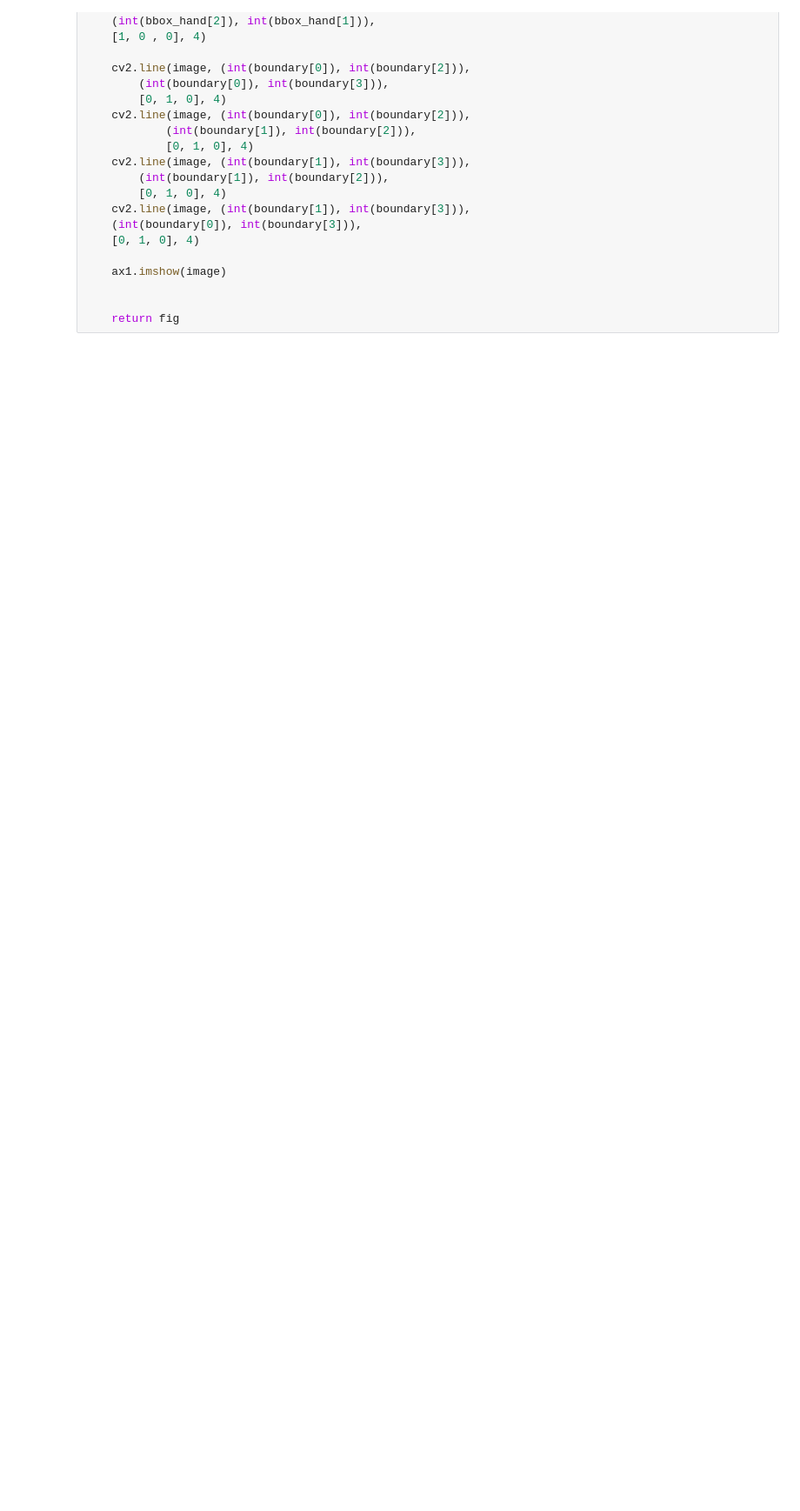
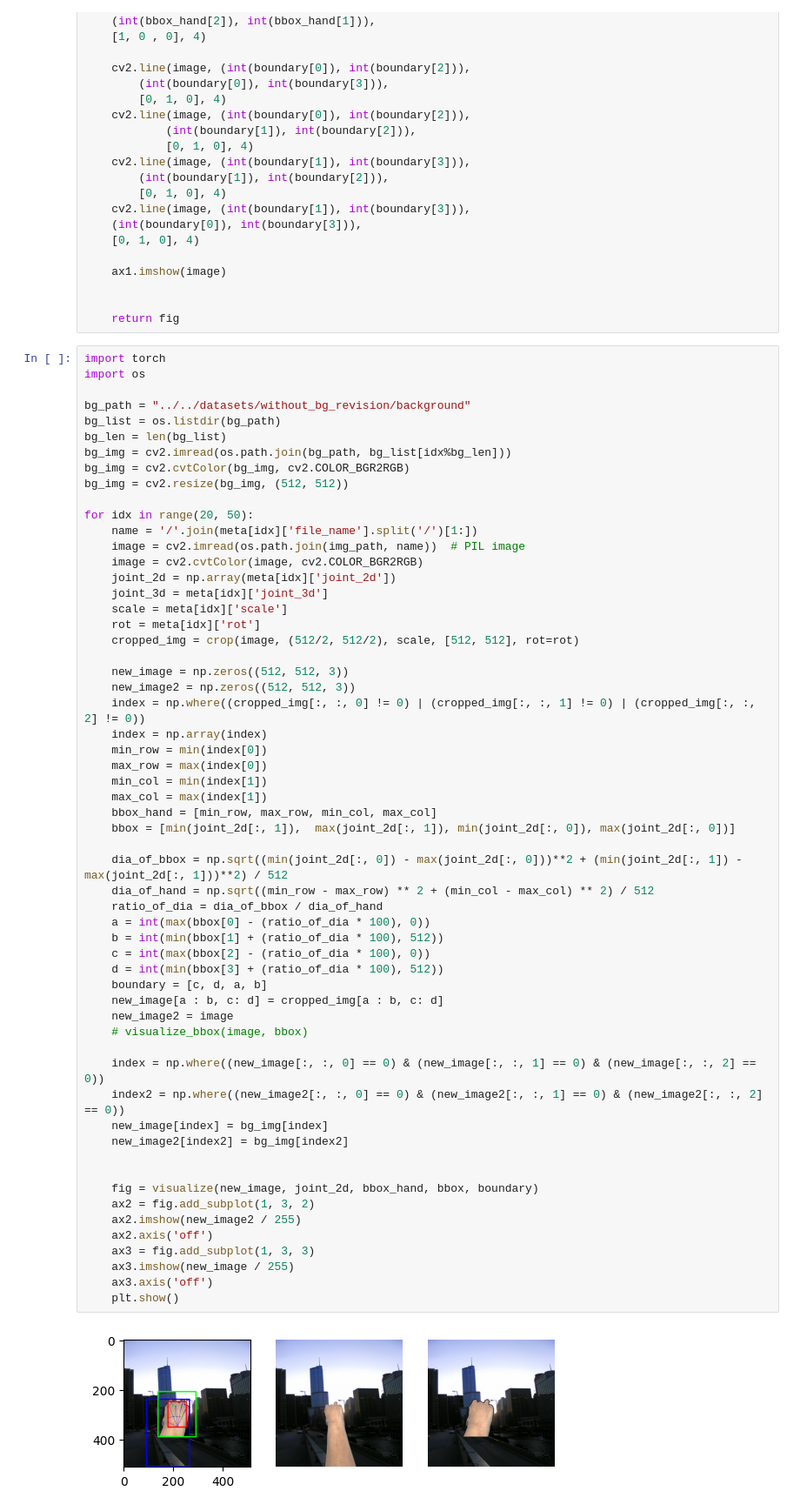
Before and after one commit to leejeongho3214/Synthetic-Hand-Dataset-Including-a-Forearm, a Jupyter notebook: src/tools/dataset.ipynb, the cells around one changed output. Shown at 87% size. Cells and saved outputs as stored; diff of their text form; blank space fills up the shorter version.

```diff
--- a/src/tools/dataset.ipynb
+++ b/src/tools/dataset.ipynb
@@ -271,3 +217,63 @@ def visualize(image, joint_2d, bbox, bbox_hand, boundary):
 
 
     return fig
+# %%
+import torch
+import os
+
+bg_path = "../../datasets/without_bg_revision/background"
+bg_list = os.listdir(bg_path)
+bg_len = len(bg_list)
+bg_img = cv2.imread(os.path.join(bg_path, bg_list[idx%bg_len]))
+bg_img = cv2.cvtColor(bg_img, cv2.COLOR_BGR2RGB)
+bg_img = cv2.resize(bg_img, (512, 512))
+
+for idx in range(20, 50):
+    name = '/'.join(meta[idx]['file_name'].split('/')[1:])
+    image = cv2.imread(os.path.join(img_path, name))  # PIL image
+    image = cv2.cvtColor(image, cv2.COLOR_BGR2RGB)
+    joint_2d = np.array(meta[idx]['joint_2d'])
+    joint_3d = meta[idx]['joint_3d']
+    scale = meta[idx]['scale']
+    rot = meta[idx]['rot']
+    cropped_img = crop(image, (512/2, 512/2), scale, [512, 512], rot=rot)
+
+    new_image = np.zeros((512, 512, 3))
+    new_image2 = np.zeros((512, 512, 3))
+    index = np.where((cropped_img[:, :, 0] != 0) | (cropped_img[:, :, 1] != 0) | (cropped_img[:, :, 2] != 0))
+    index = np.array(index)
+    min_row = min(index[0])
+    max_row = max(index[0])
+    min_col = min(index[1])
+    max_col = max(index[1])
+    bbox_hand = [min_row, max_row, min_col, max_col]
+    bbox = [min(joint_2d[:, 1]),  max(joint_2d[:, 1]), min(joint_2d[:, 0]), max(joint_2d[:, 0])]
+
+    dia_of_bbox = np.sqrt((min(joint_2d[:, 0]) - max(joint_2d[:, 0]))**2 + (min(joint_2d[:, 1]) - max(joint_2d[:, 1]))**2) / 512
+    dia_of_hand = np.sqrt((min_row - max_row) ** 2 + (min_col - max_col) ** 2) / 512
+    ratio_of_dia = dia_of_bbox / dia_of_hand
+    a = int(max(bbox[0] - (ratio_of_dia * 100), 0))
+    b = int(min(bbox[1] + (ratio_of_dia * 100), 512))
+    c = int(max(bbox[2] - (ratio_of_dia * 100), 0))
+    d = int(min(bbox[3] + (ratio_of_dia * 100), 512))
+    boundary = [c, d, a, b]
+    new_image[a : b, c: d] = cropped_img[a : b, c: d]
+    new_image2 = image
+    # visualize_bbox(image, bbox)
+
+    index = np.where((new_image[:, :, 0] == 0) & (new_image[:, :, 1] == 0) & (new_image[:, :, 2] == 0))
+    index2 = np.where((new_image2[:, :, 0] == 0) & (new_image2[:, :, 1] == 0) & (new_image2[:, :, 2] == 0))
+    new_image[index] = bg_img[index]
+    new_image2[index2] = bg_img[index2]
+
+
+    fig = visualize(new_image, joint_2d, bbox_hand, bbox, boundary)
+    ax2 = fig.add_subplot(1, 3, 2)
+    ax2.imshow(new_image2 / 255)
+    ax2.axis('off')
+    ax3 = fig.add_subplot(1, 3, 3)
+    ax3.imshow(new_image / 255)
+    ax3.axis('off')
+    plt.show()
+# %% [output]
+[figure, added]
```
Also changed, not shown: parts of 5 cells of this notebook, 9 other files.
